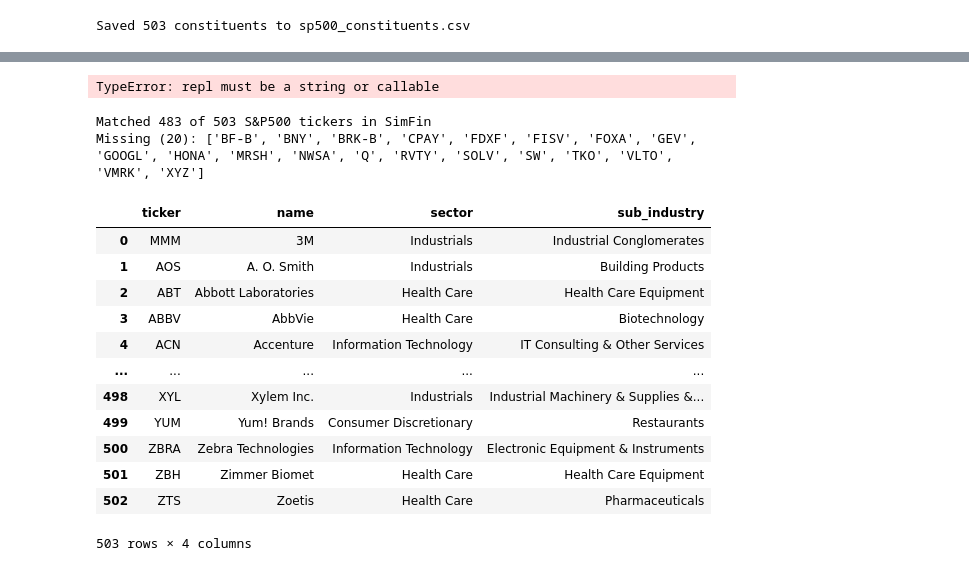
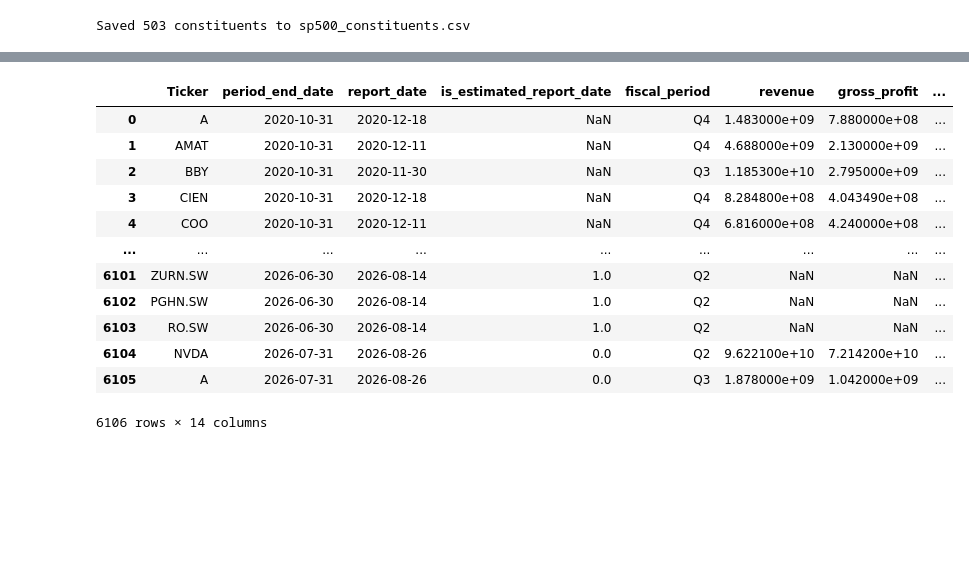
Before and after one commit to Adrian1118/quantamental_works, a Jupyter notebook: test_simfin.ipynb, the cells around one changed output, grey strips where cells are left out. Drawn from its saved outputs; the diff is of its cells as text; code cells hidden in the pictures; blank space fills up the shorter version.

```diff
--- a/test_simfin.ipynb
+++ b/test_simfin.ipynb
@@ -54,35 +27,41 @@ Dataset "us-companies" on disk (1 days old).
-# %%
-tickers = df_sp500["ticker"].str.replace(".", "-", regex=False)
-
-tickers_substitutes = pd.DataFrame({
-    'Old': ['BRK-B', 'FISV'],
-    'New': ['BRK-A', 'FI'    ] })
-
-tickers.str.replace(tickers_substitutes["Old"], tickers_substitutes["New"])
-# %% [output]
-TypeError: repl must be a string or callable
-# %%
-available_tickers = companies.index.intersection(tickers)
-missing = sorted(set(tickers)-set(available_tickers))
-
-print(f"Matched {len(available_tickers)} of {len(tickers)} S&P500 tickers in SimFin")
-print(f"Missing ({len(missing)}): {missing}")
-# %% [output]
-Matched 483 of 503 S&P500 tickers in SimFin
-Missing (20): ['BF-B', 'BNY', 'BRK-B', 'CPAY', 'FDXF', 'FISV', 'FOXA', 'GEV', 'GOOGL', 'HONA', 'MRSH', 'NWSA', 'Q', 'RVTY', 'SOLV', 'SW', 'TKO', 'VLTO', 'VMRK', 'XYZ']
-# %%
-sp500
-# %% [output]
-|  | ticker | name | sector | sub_industry |
-| 0 | MMM | 3M | Industrials | Industrial Conglomerates |
-| 1 | AOS | A. O. Smith | Industrials | Building Products |
-| 2 | ABT | Abbott Laboratories | Health Care | Health Care Equipment |
-| 3 | ABBV | AbbVie | Health Care | Biotechnology |
-| 4 | ACN | Accenture | Information Technology | IT Consulting & Other Services |
-| ... | ... | ... | ... | ... |
-| 498 | XYL | Xylem Inc. | Industrials | Industrial Machinery & Supplies &... |
-| 499 | YUM | Yum! Brands | Consumer Discretionary | Restaurants |
-| 500 | ZBRA | Zebra Technologies | Information Technology | Electronic Equipment & Instruments |
-| 501 | ZBH | Zimmer Biomet | Health Care | Health Care Equipment |
-| 502 | ZTS | Zoetis | Health Care | Pharmaceuticals |
-503 rows × 4 columns
+# %%
+companies = load_sp500_companies()
+industries = sf.load_industries().reset_index()
+
+sp500 = pd.merge(companies, industries, how="left", on="IndustryId")
+chosen_sectors = []
+universe = sp500[sp500["Sector"].isin(chosen_sectors)] if len(chosen_sectors)>0 else sp500
+tickers = universe["Ticker"].tolist()
+
+conn = get_connection()
+create_tables(conn)
+for _, row in universe.iterrows():
+    upsert_securities(conn, row["Ticker"], row["Company Name"], row["Sector"], row.get("Industry"))
+
+fetch_and_store_prices(conn, tickers)
+failed = fetch_and_store_fundamentals(conn, tickers)
+conn.close()
+end_message = f'{len(failed)} tickers failed out of {len(tickers)}'
+end_message += f'\nFailed tickers: {failed}' if len(failed)>0 else ''
+print(end_message)
+# %%
+fundamentals_df = pd.read_sql_query("""
+    SELECT *
+    FROM Fundamentals
+    ORDER BY period_end_date
+""", conn)
+fundamentals_df
+# %% [output]
+|  | Ticker | period_end_date | report_date | is_estimated_report_date | fiscal_period | revenue | gross_profit | ... |
+| 0 | A | 2020-10-31 | 2020-12-18 | NaN | Q4 | 1.483000e+09 | 7.880000e+08 | ... |
+| 1 | AMAT | 2020-10-31 | 2020-12-11 | NaN | Q4 | 4.688000e+09 | 2.130000e+09 | ... |
+| 2 | BBY | 2020-10-31 | 2020-11-30 | NaN | Q3 | 1.185300e+10 | 2.795000e+09 | ... |
+| 3 | CIEN | 2020-10-31 | 2020-12-18 | NaN | Q4 | 8.284800e+08 | 4.043490e+08 | ... |
+| 4 | COO | 2020-10-31 | 2020-12-11 | NaN | Q4 | 6.816000e+08 | 4.240000e+08 | ... |
+| ... | ... | ... | ... | ... | ... | ... | ... | ... |
+| 6101 | ZURN.SW | 2026-06-30 | 2026-08-14 | 1.0 | Q2 | NaN | NaN | ... |
+| 6102 | PGHN.SW | 2026-06-30 | 2026-08-14 | 1.0 | Q2 | NaN | NaN | ... |
+| 6103 | RO.SW | 2026-06-30 | 2026-08-14 | 1.0 | Q2 | NaN | NaN | ... |
+| 6104 | NVDA | 2026-07-31 | 2026-08-26 | 0.0 | Q2 | 9.622100e+10 | 7.214200e+10 | ... |
+| 6105 | A | 2026-07-31 | 2026-08-26 | 0.0 | Q3 | 1.878000e+09 | 1.042000e+09 | ... |
+6106 rows × 14 columns
```
Also changed, not shown: parts of 8 cells of this notebook, 5 other files.
